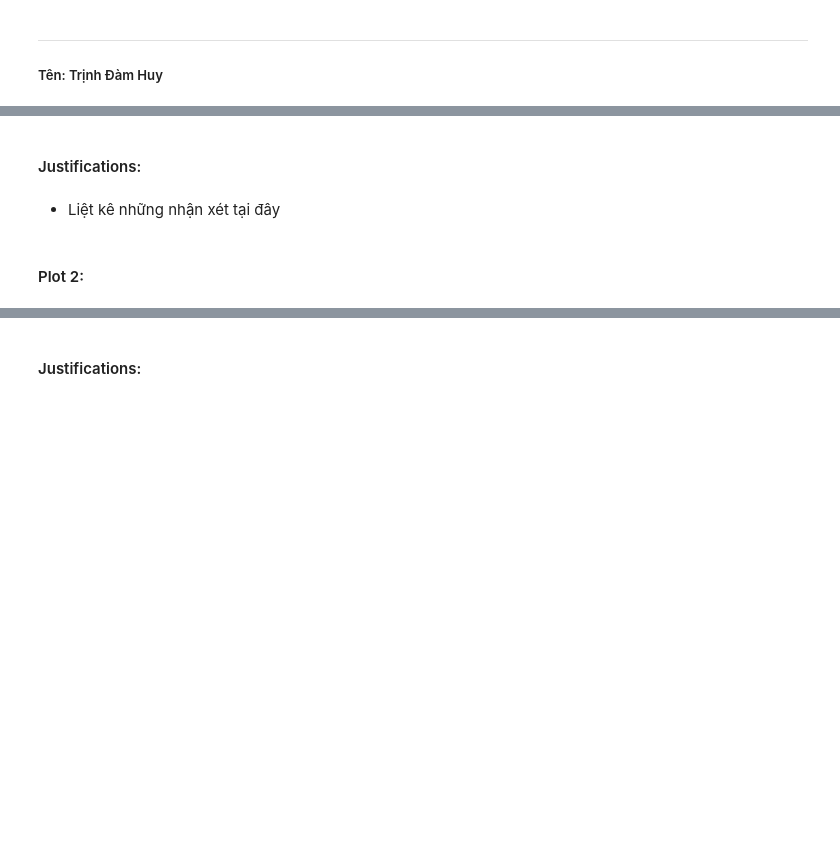
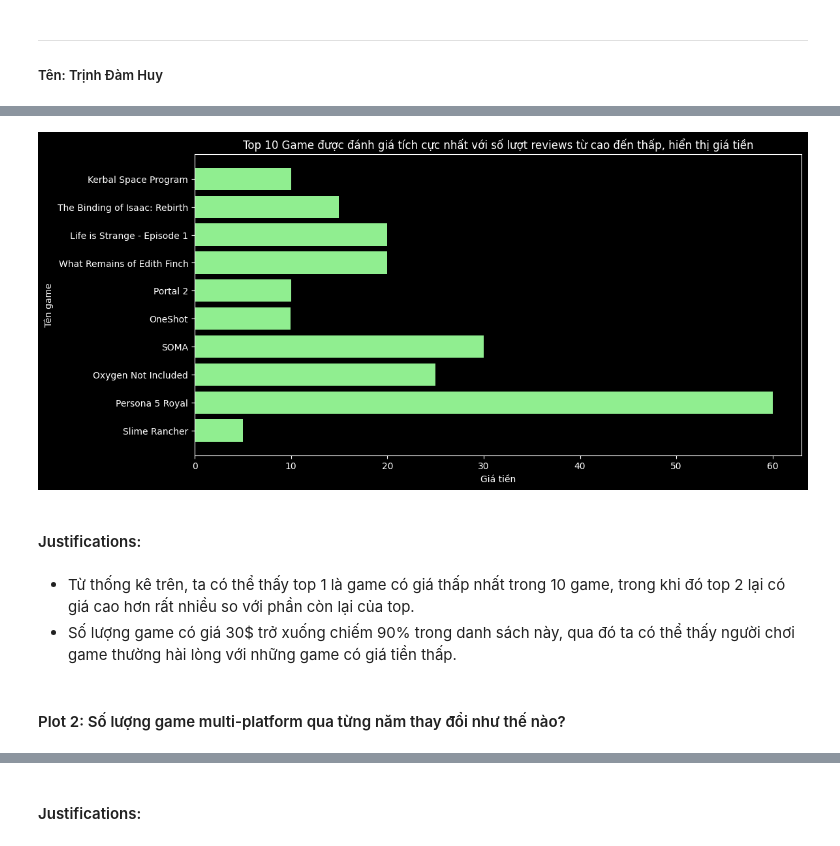
Before and after one commit to ThxgHntr/steam-games-data-analysis, a Jupyter notebook: final_project.ipynb, the cells around one changed output, grey strips where cells are left out. Saved outputs shown, nothing was run; the diff lists cells and outputs as text; code cells hidden in the pictures; blank space fills up the shorter version.

```diff
--- a/final_project.ipynb
+++ b/final_project.ipynb
@@ -474,6 +473,10 @@ df_merge_2[df_merge_2['positive_ratio'] > 90].sort_values(by='price_final', asce
+# %%
+# create plot here Top 10 Game được đánh giá tích cực nhất với số lượt reviews từ cao đến thấp, hiển thị giá tiền
+plt.figure(figsize=(12, 6))
+plt.barh(top_10['title'], top_10['price_final'], color='lightgreen', label='Giá tiền')
+setPltLabels('Giá tiền', 'Tên game', 'Top 10 Game được đánh giá tích cực nhất với số lượt reviews từ cao đến thấp, hiển thị giá tiền')
+plt.show()
+# %% [output]
+[figure, added]
 # %% [markdown]
 #### Justifications:
-# %% [markdown]
-- Liệt kê những nhận xét tại đây
-# %% [markdown]
-#### Plot 2:
@@ -481,0 +483,5 @@ df_merge_2[df_merge_2['positive_ratio'] > 90].sort_values(by='price_final', asce
+# %% [markdown]
+- Từ thống kê trên, ta có thể thấy top 1 là game có giá thấp nhất trong 10 game, trong khi đó top 2 lại có giá cao hơn rất nhiều so với phần còn lại của top.
+- Số lượng game có giá 30$ trở xuống chiếm 90% trong danh sách này, qua đó ta có thể thấy người chơi game thường hài lòng với những game có giá tiền thấp.
+# %% [markdown]
+#### Plot 2: Số lượng game multi-platform qua từng năm thay đổi như thế nào?
```
Also changed, not shown: parts of 9 cells of this notebook.
